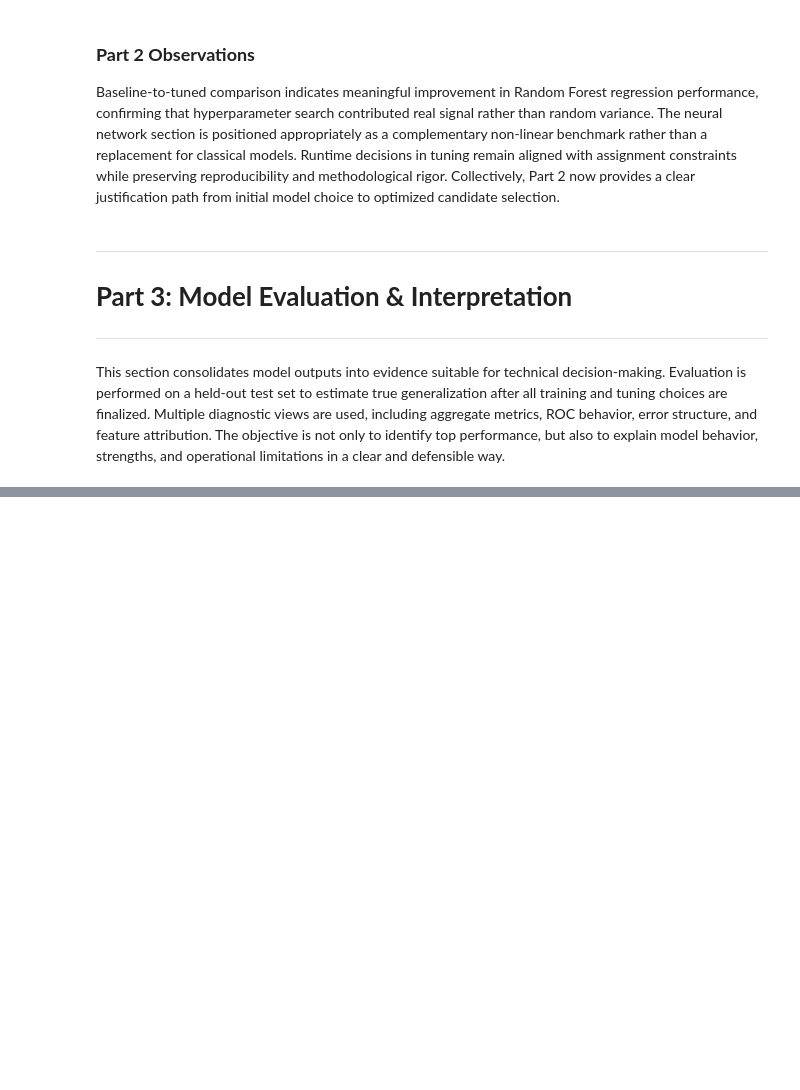
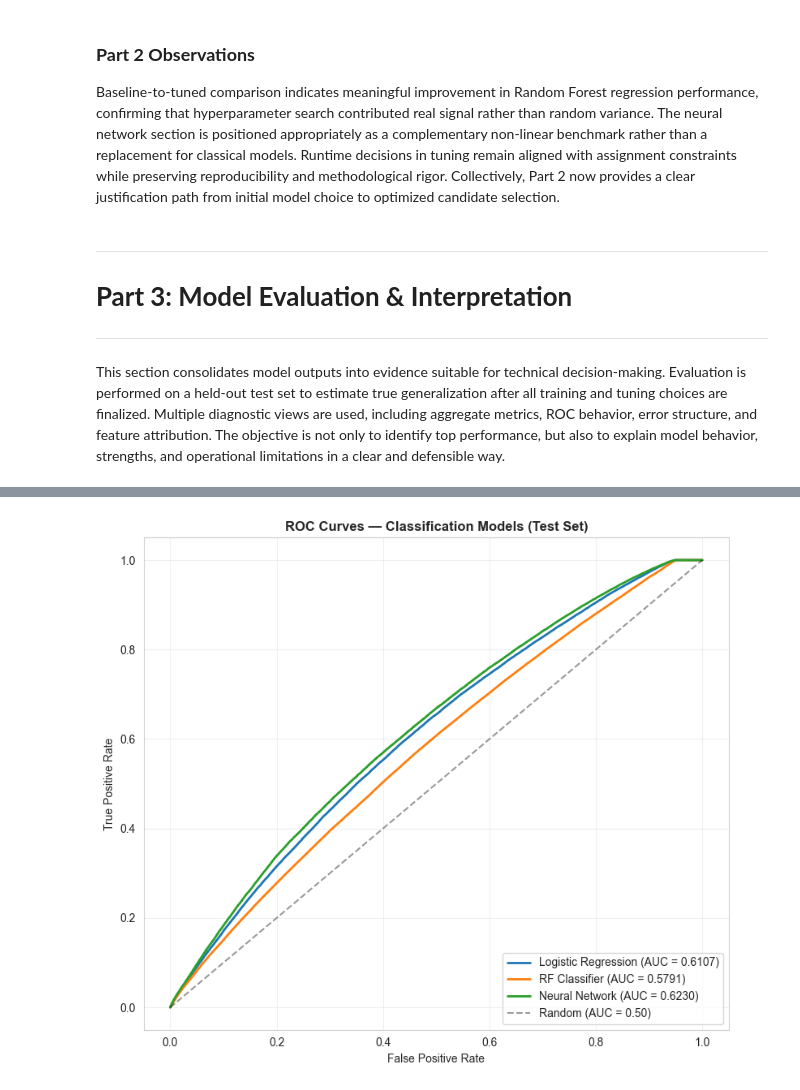
Before and after one commit to samjssom2703/COMP3610-A2, a Jupyter notebook: assignment2.ipynb, the cells around one changed output, grey strips where cells are left out. Saved outputs shown, nothing was run; the diff lists cells and outputs as text; code cells hidden in the pictures; blank space fills up the shorter version.

```diff
--- a/assignment2.ipynb
+++ b/assignment2.ipynb
@@ -687,0 +911,21 @@ This section consolidates model outputs into evidence suitable for technical dec
+# %%
+# ROC CURVES — all classification models on ONE figure
+fig, ax = plt.subplots(figsize=(8, 7))
+
+for name, y_proba in [("Logistic Regression", y_test_proba_log),
+                       ("RF Classifier",       y_test_proba_rf_c),
+                       ("Neural Network",      proba_test_nn)]:
+    fpr, tpr, _ = roc_curve(y_test_cls, y_proba)
+    roc_auc_val = auc(fpr, tpr)
+    ax.plot(fpr, tpr, linewidth=2, label=f"{name} (AUC = {roc_auc_val:.4f})")
+
+ax.plot([0, 1], [0, 1], "k--", alpha=0.4, label="Random (AUC = 0.50)")
+ax.set_xlabel("False Positive Rate")
+ax.set_ylabel("True Positive Rate")
+ax.set_title("ROC Curves — Classification Models (Test Set)", fontweight="bold")
+ax.legend(loc="lower right")
+ax.grid(True, alpha=0.3)
+plt.tight_layout()
+plt.show()
+# %% [output]
+[figure, added]
```
Also changed, not shown: parts of 33 cells of this notebook.
